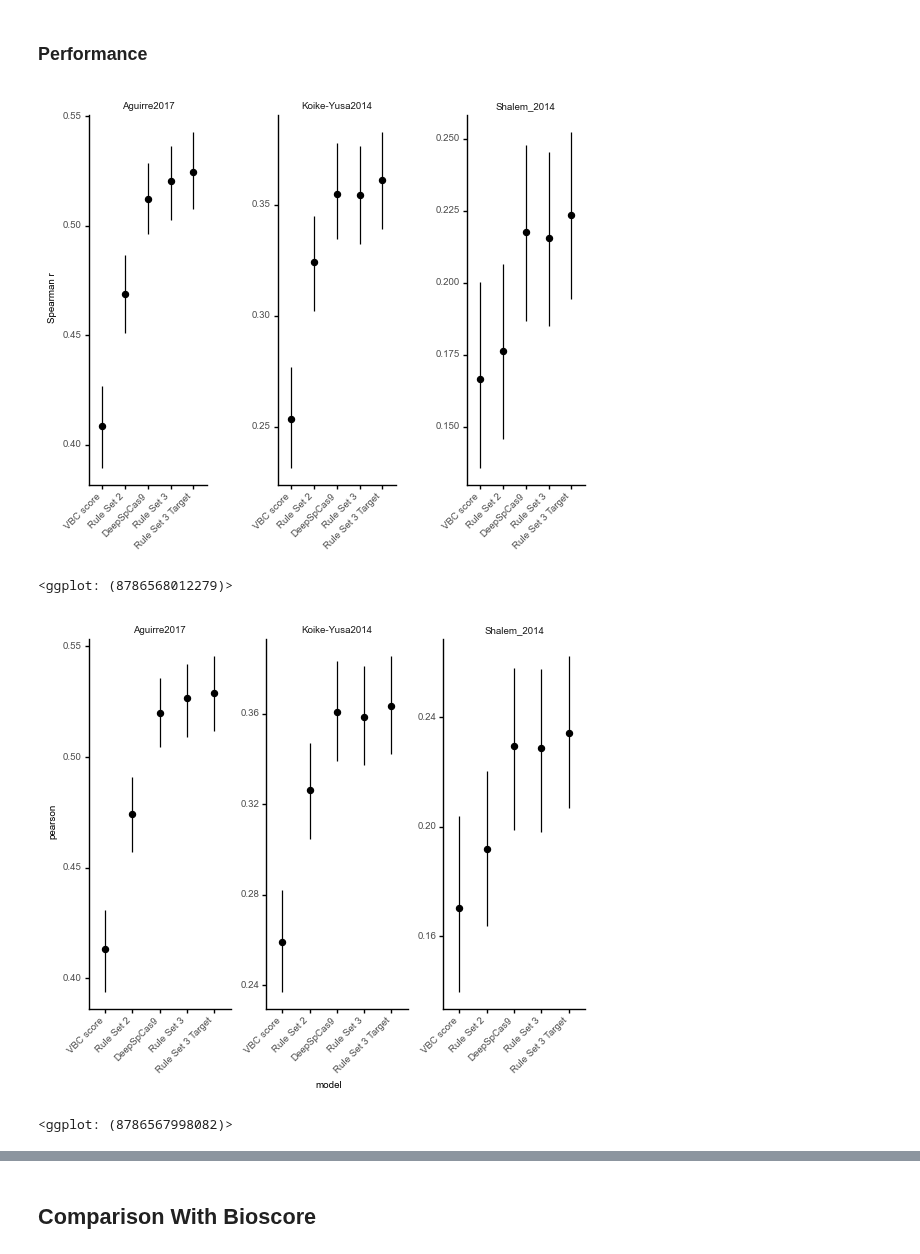
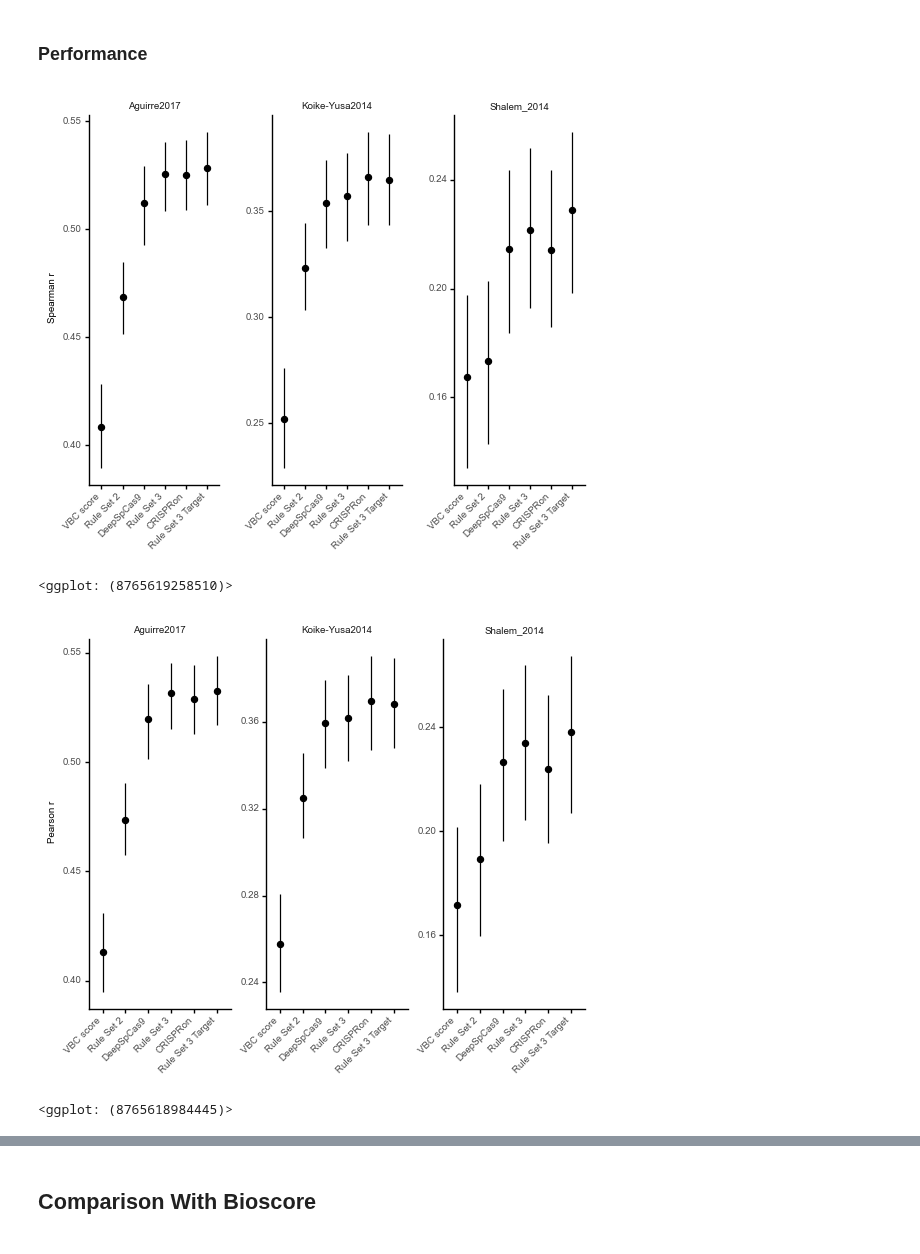
Before and after one commit to gpp-rnd/rs_dev, a Jupyter notebook: code/12_test_target_model.ipynb, the cells around one changed output, grey strips where cells are left out. Saved outputs shown, nothing was run; the diff lists cells and outputs as text; code cells hidden in the pictures.

Commit message:
code (rs3 + target): version 2

```diff
--- a/code/12_test_target_model.ipynb
+++ b/code/12_test_target_model.ipynb
@@ -66,7 +72,8 @@ conservation_df = (pd.read_parquet('../data/interim/conservation.parquet',
 # %%
 model_prediction_list = [deepspcas9_predictions,
                          rule_set2_predictions,
-                         vbc_predictions]
+                         vbc_predictions,
+                         crispron_predictions]
 for model_prediction in model_prediction_list:
     model_prediction.load_model_predictions()
     model_prediction.set_sgrnas()
@@ -153,7 +161,7 @@ target_cols = ['sgRNA Sequence', 'sgRNA Context Sequence',
 unique_activity = dataset_activity_df[target_cols].drop_duplicates()
 target_feature_df, target_feature_cols = ft.build_target_feature_df(unique_activity,
                                                                     features=['position', 'aa',
-                                                                              'domain', 'conservation'],
+                                                                              'domain'],
                                                                     aa_seq_df=aa_seqs,
                                                                     protein_domain_df=protein_domains,
                                                                     conservation_df=conservation_df)
@@ -172,24 +180,26 @@ guide_train_cols = [name + ' train' for name in score_cols]
 filtered_predictions = dataset_activity_df[~dataset_activity_df[guide_train_cols].any(axis=1)].copy()
 long_predictions = (filtered_predictions.melt(id_vars=['sgRNA Sequence', 'sgRNA Context Sequence',
                                                        'PAM Sequence', 'sgRNA Activity',
-                                                       'sgRNA Target', 'dataset'],
+                                                       'sgRNA Target', 'dataset', 'genomewide'],
                                               value_vars=score_cols,
                                               var_name='model',
                                               value_name='prediction')
                     .dropna())
-predictive_performance_ci = get_model_performance(long_predictions)
+# %%
+cor_performance_ci = get_model_correlations(long_predictions)
 # %%
-g = point_range_plot(predictive_performance_ci, 'model', 'spearman',
+g = point_range_plot(cor_performance_ci, 'model', 'spearman',
                      'spearman_025', 'spearman_975', xlabel='',
-                     ylabel='Spearman r', wspace=0.6)
-g.save('../figures/target_model_performance.pdf', width=3.7, height=2)
+                     ylabel='Spearman r', wspace=0.4)
+g.save('../figures/target_rs3_performance.pdf', width=4, height=3)
 g
 # %% [output]
-[figure, old version]
+[figure, new version]
-<ggplot: (8786568012279)>
+<ggplot: (8765619258510)>
 # %%
-point_range_plot(predictive_performance_ci, 'model', 'pearson',
-                 'pearson_025', 'pearson_975')
+point_range_plot(cor_performance_ci, 'model', 'pearson',
+                 'pearson_025', 'pearson_975', xlabel='',
+                 ylabel='Pearson r')
 # %% [output]
-[figure, old version]
+[figure, new version]
-<ggplot: (8786567998082)>
+<ggplot: (8765618984445)>
```
Also changed, not shown: parts of 8 cells of this notebook, 11 other files.
